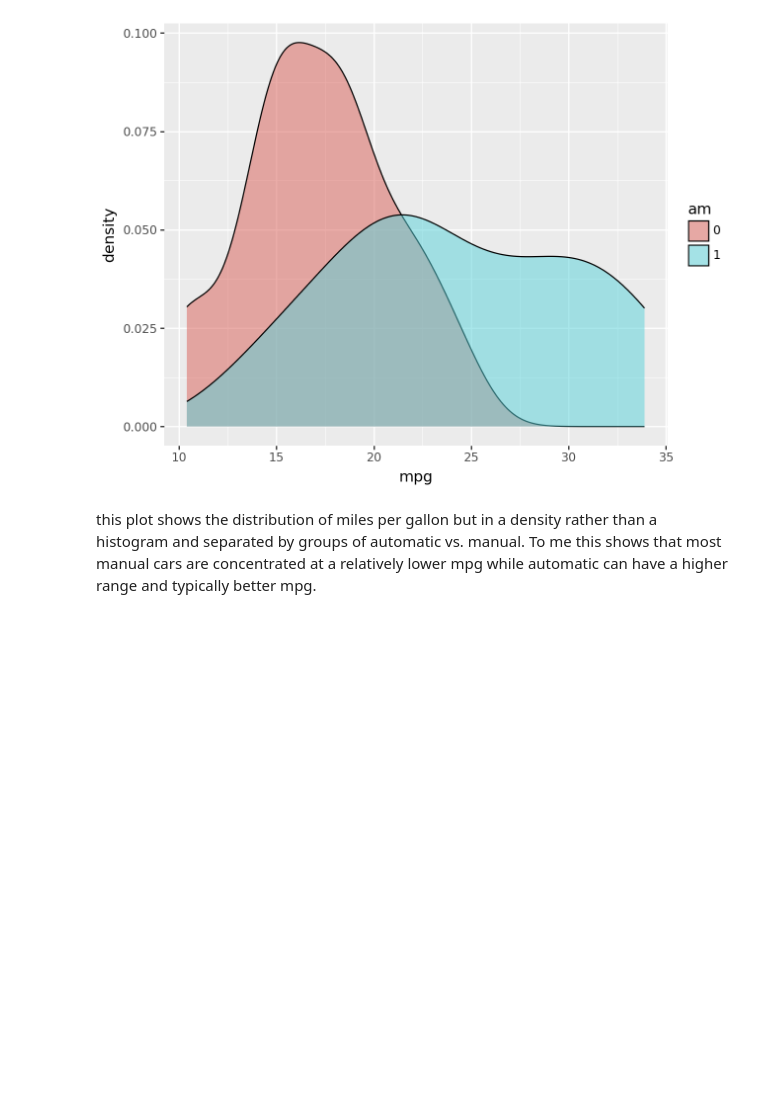
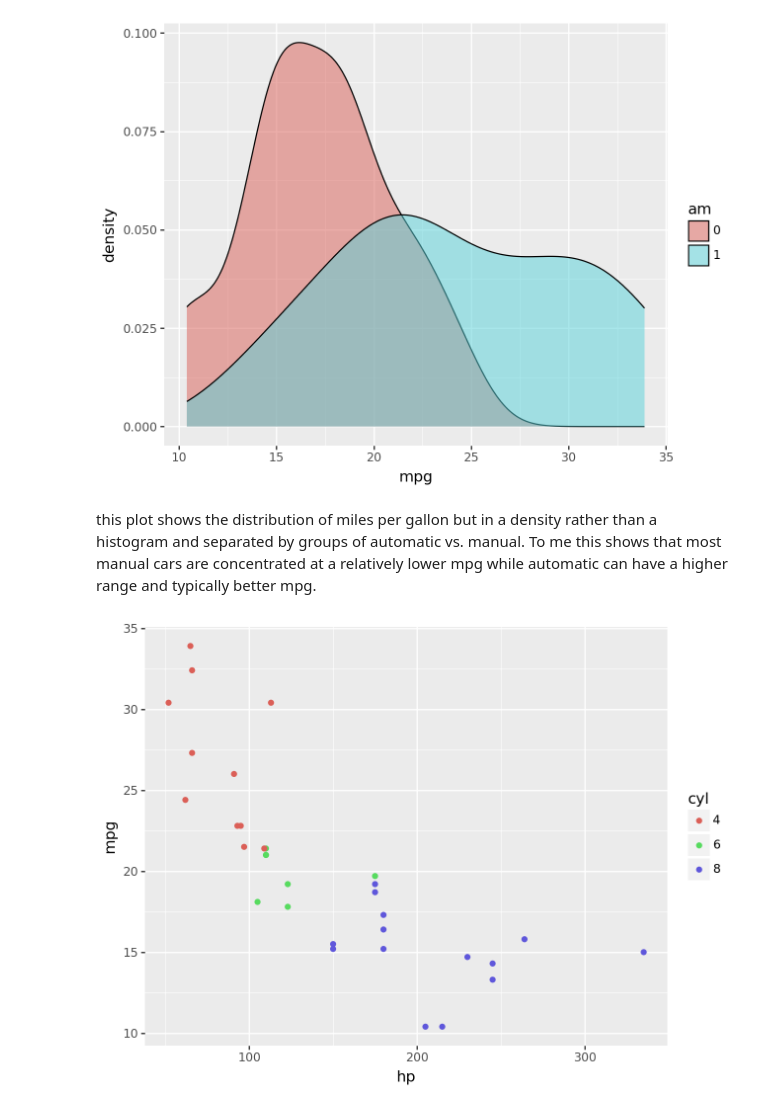
Before and after one commit to davisbove/GSB_544, a Jupyter notebook: Introduction_to_Data_Viz_Using_mtcars_Dataset.ipynb, the cells around one changed output. Saved outputs shown, nothing was run; the diff lists cells and outputs as text; code cells hidden in the pictures; blank space fills up the shorter version.

```diff
--- a/Introduction_to_Data_Viz_Using_mtcars_Dataset.ipynb
+++ b/Introduction_to_Data_Viz_Using_mtcars_Dataset.ipynb
@@ -149,5 +149,7 @@ from plotnine import geom_density
 this plot shows the distribution of miles per gallon but in a density rather than a histogram and separated by groups of automatic vs. manual. To me this shows that most manual cars are concentrated at a relatively lower mpg while automatic can have a higher range and typically better mpg.
 # %%
 # Create plot with third new geometry here
-
-(ggplot(df, aes(x = "hp", ))
+from plotnine import geom_point
+(ggplot(df, aes(x = "hp", y = "mpg", color = "cyl"))+ geom_point())
+# %% [output]
+[figure, added]
```
